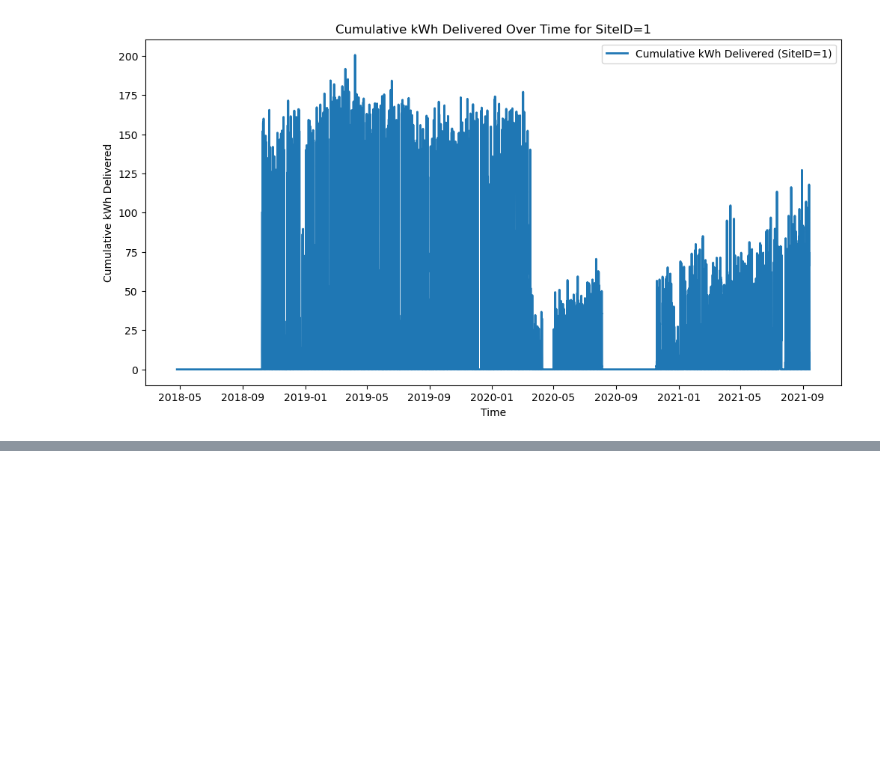
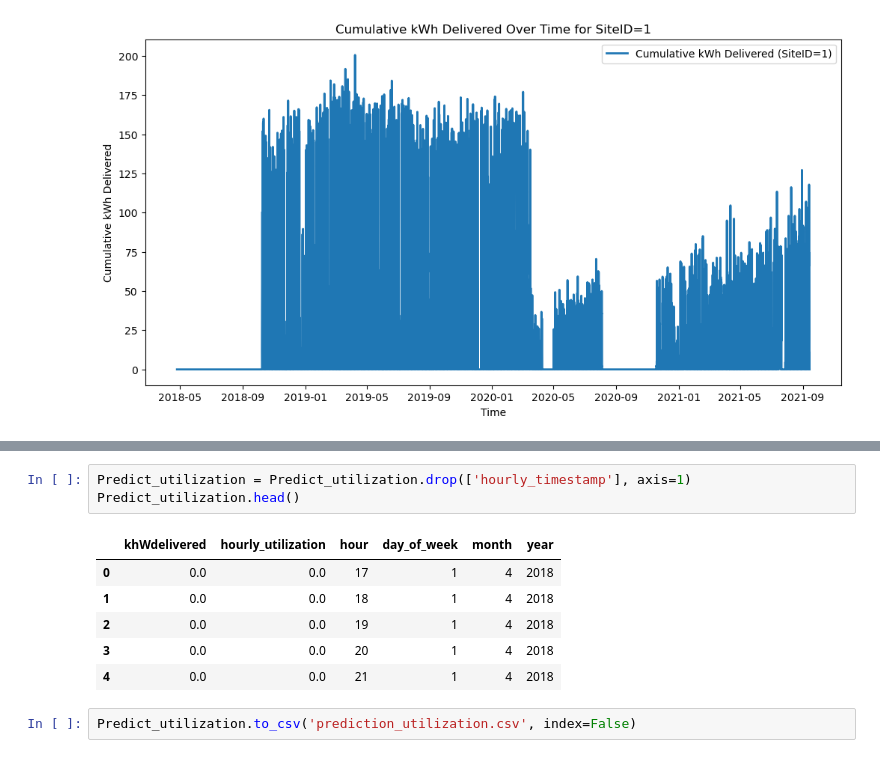
Before and after one commit to linusslange/AnalyticsAndApplications, a Jupyter notebook: KeyPerformanceIndicator.ipynb, the cells around one changed output, grey strips where cells are left out. Drawn from its saved outputs; the diff is of its cells as text; blank space fills up the shorter version.

```diff
--- a/KeyPerformanceIndicator.ipynb
+++ b/KeyPerformanceIndicator.ipynb
@@ -1263,0 +1297,12 @@ plt.show()
+# %%
+Predict_utilization = Predict_utilization.drop(['hourly_timestamp'], axis=1)
+Predict_utilization.head()
+# %% [output]
+|  | khWdelivered | hourly_utilization | hour | day_of_week | month | year |
+| 0 | 0.0 | 0.0 | 17 | 1 | 4 | 2018 |
+| 1 | 0.0 | 0.0 | 18 | 1 | 4 | 2018 |
+| 2 | 0.0 | 0.0 | 19 | 1 | 4 | 2018 |
+| 3 | 0.0 | 0.0 | 20 | 1 | 4 | 2018 |
+| 4 | 0.0 | 0.0 | 21 | 1 | 4 | 2018 |
+# %%
+Predict_utilization.to_csv('prediction_utilization.csv', index=False)
```
Also changed, not shown: parts of 8 cells of this notebook, 2 other files.
